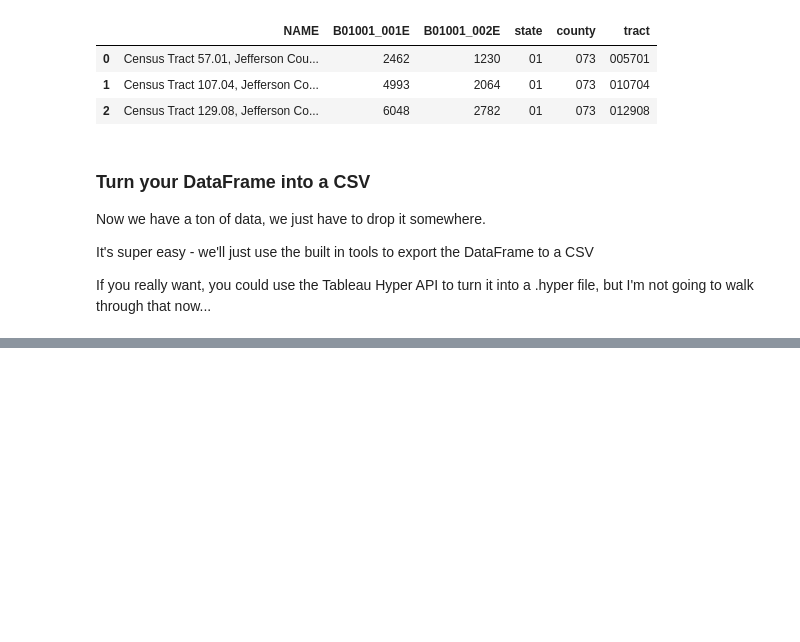
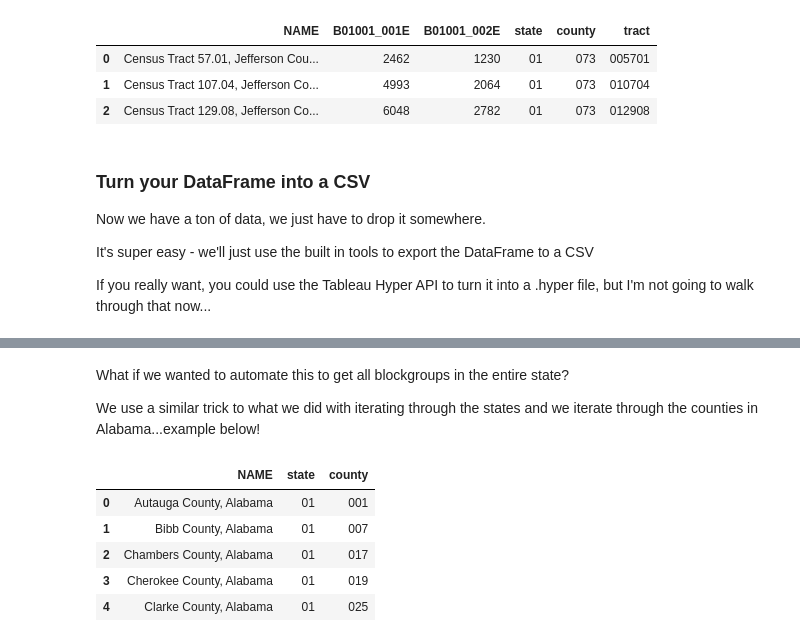
Before and after one commit to sarahbat/Tableau, a Jupyter notebook: Census data/CensusAPI_DataHarvesting.ipynb, the cells around one changed output, grey strips where cells are left out. Cells and saved outputs as stored; diff of their text form; code cells hidden in the pictures; blank space fills up the shorter version.

```diff
--- a/Census data/CensusAPI_DataHarvesting.ipynb
+++ b/Census data/CensusAPI_DataHarvesting.ipynb
@@ -230,0 +339,27 @@ df.to_csv(r"c:\temp\my_census_data.csv")
+# %% [markdown]
+What if we wanted to automate this to get all blockgroups in the entire state?
+
+We use a similar trick to what we did with iterating through the states and we iterate through the counties in Alabama...example below!
+# %%
+# Get the FIPS codes for all the counties
+url = "https://api.census.gov/data/2010/dec/sf1?get=NAME&for=county:*&in=state:01"
+
+# call out and get the data
+response = requests.get(url)
+
+# Turn the result into a list of FIPS codes
+# Turning the JSON return from the request to the Census API into a Pandas DataFrame
+df_counties = pd.DataFrame.from_records(
+    response.json()[1:], # the data
+    columns=response.json()[0] # the headers / column names
+)
+
+# show first five records as a proof of concept
+df_counties.iloc[:5]
+# %% [output]
+|  | NAME | state | county |
+| 0 | Autauga County, Alabama | 01 | 001 |
+| 1 | Bibb County, Alabama | 01 | 007 |
+| 2 | Chambers County, Alabama | 01 | 017 |
+| 3 | Cherokee County, Alabama | 01 | 019 |
+| 4 | Clarke County, Alabama | 01 | 025 |
```
Also changed, not shown: parts of 20 cells of this notebook.
